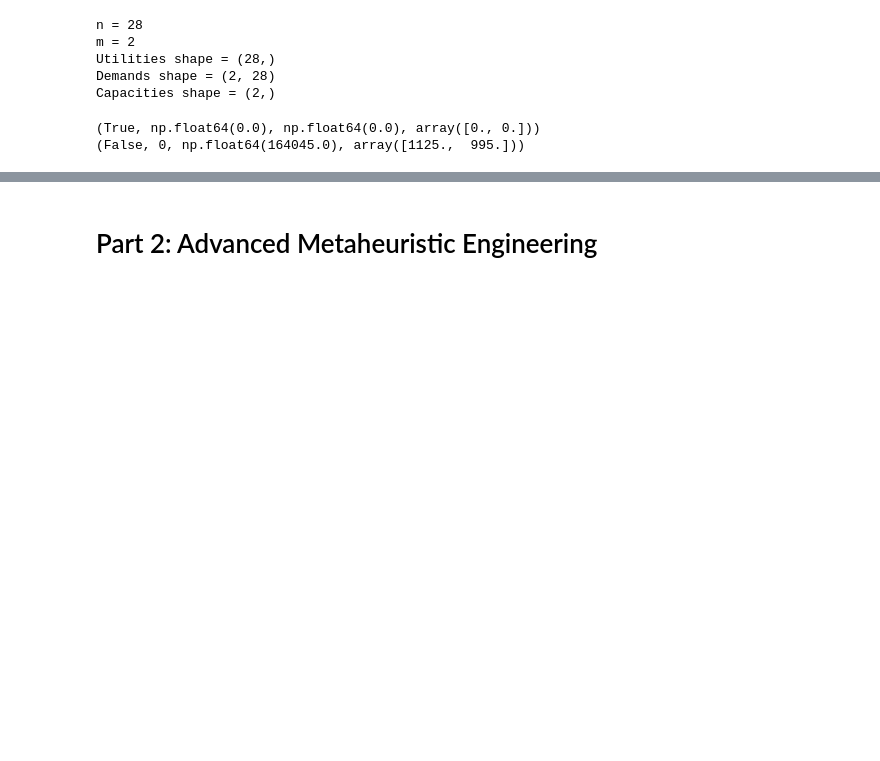
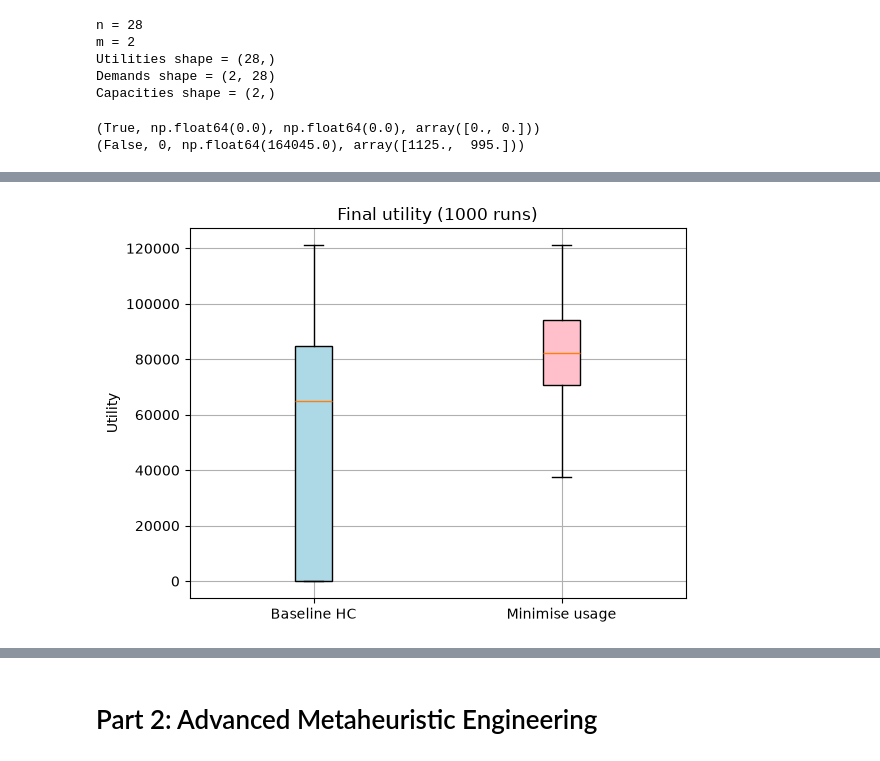
Before and after one commit to AyOhEe/CSCU9YE-Assignment, a Jupyter notebook: 3423815.ipynb, the cells around one changed output, grey strips where cells are left out. Drawn from its saved outputs; the diff is of its cells as text; code cells hidden in the pictures; blank space fills up the shorter version.

```diff
--- a/3423815.ipynb
+++ b/3423815.ipynb
@@ -72,8 +78,26 @@ print(np.abs(demo_random_sol - demo_neighbour))
 def norm_usage(workload, usage):
     return np.linalg.norm(usage / get_capacities(workload))
 
-# TODO implement multiple constraint avoidance mechanisms. compare average performance
-def hill_climb(workload, n):
+# TODO this can absolutely be improved
+
+def hill_climb_base(workload, n):
+    trace = []
+    best_sol = random_solution(workload)
+    best_eval = evaluate(workload, best_sol)
+    trace.append(best_eval[1])
+
+    for _ in range(n):
+        neig = neighbour(best_sol)
+        neig_eval = evaluate(workload, neig)
+        if neig_eval[1] > best_eval[1]:
+            best_sol = neig
+            best_eval = neig_eval
+
+        trace.append(best_eval[1])
+
+    return best_sol, best_eval, trace
+
+def hill_climb_minimise_usage(workload, n):
     trace = []
     best_sol = random_solution(workload)
     best_eval = evaluate(workload, best_sol)
@@ -107,0 +156,20 @@ plt.show()
+# %%
+
+%matplotlib inline
+
+np.random.seed(42)
+
+
+best_base = [hill_climb_base(workload_28, 100)[1][1] for _ in range(1000)]
+best_minim = [hill_climb_minimise_usage(workload_28, 100)[1][1] for _ in range(1000)]
+
+bplot = plt.boxplot([best_base, best_minim], patch_artist=True, tick_labels=['Baseline HC', 'Minimise usage'])
+for patch, colour in zip(bplot["boxes"], ["lightblue", "pink"]):
+    patch.set_facecolor(colour)
+
+plt.title("Final utility (1000 runs)")
+plt.ylabel("Utility")
+plt.grid(True)
+plt.show()
+# %% [output]
+[figure, added]
```
Also changed, not shown: parts of 4 cells of this notebook.
